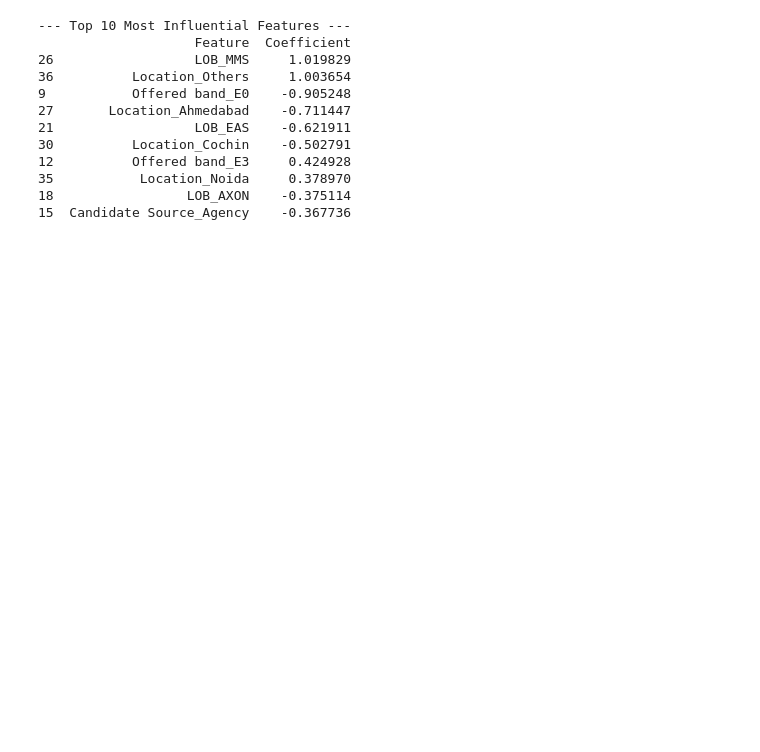
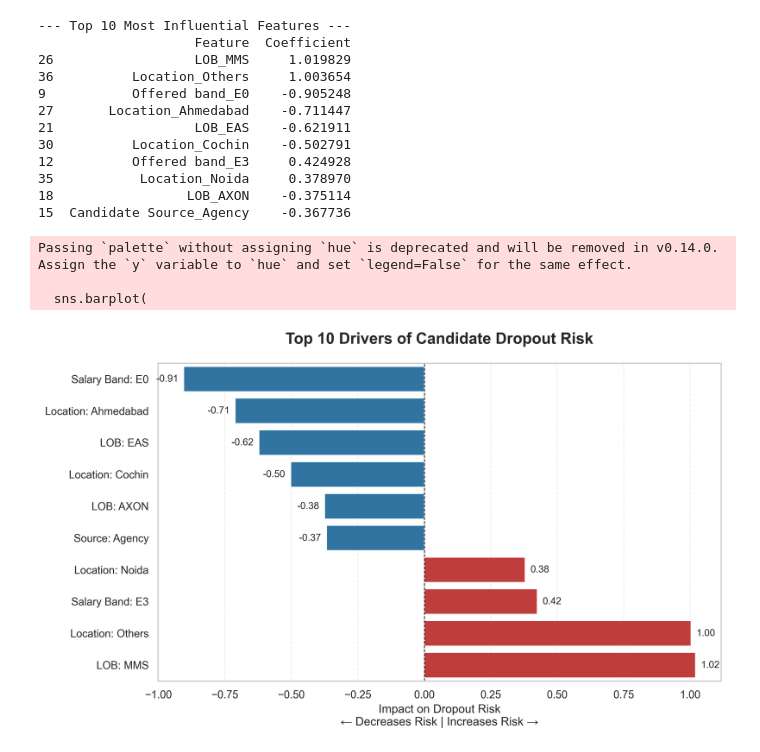
Before and after one commit to DhyanMedappa/candidate-dropout-prediction, a Jupyter notebook: notebook/analysis.ipynb, the cells around one changed output. Cells and saved outputs as stored; diff of their text form; code cells hidden in the pictures; blank space fills up the shorter version.

Commit message:
Add EDA and final model charts for LinkedIn post

```diff
--- a/notebook/analysis.ipynb
+++ b/notebook/analysis.ipynb
@@ -2,8 +2,8 @@
 import pandas as pd
 import os
 
-#Path
-csv_path = r"F:\candidate-joining-prediction-python\data\hr_data.csv"
+# Fixed path
+csv_path = r"F:\candidate-dropout-prediction\data\hr_data.csv"
 
 if os.path.exists(csv_path):
     df = pd.read_csv(csv_path)
@@ -15,7 +15,6 @@ if os.path.exists(csv_path):
     print(df.isnull().sum())
 
     print("\n3. First 5 Rows ---")
-
     print(df.head().T)
 else:
     print(f"Error: Could not find the file at {csv_path}. Check your folder!")
@@ -227,3 +257,59 @@ print(importance_df[['Feature', 'Coefficient']].head(10))
 35           Location_Noida     0.378970
 18                 LOB_AXON    -0.375114
 15  Candidate Source_Agency    -0.367736
+# %%
+import matplotlib.pyplot as plt
+import seaborn as sns
+import numpy as np
+
+# Take top 10 and sort for plotting
+plot_df = importance_df.head(10).sort_values('Coefficient', ascending=True) # ascending for horizontal bars
+
+# Clean up feature names for LinkedIn
+plot_df['Feature'] = plot_df['Feature'].replace({
+    'LOB_MMS': 'LOB: MMS',
+    'LOB_EAS': 'LOB: EAS',
+    'LOB_AXON': 'LOB: AXON',
+    'Location_Others': 'Location: Others',
+    'Location_Ahmedabad': 'Location: Ahmedabad',
+    'Location_Cochin': 'Location: Cochin',
+    'Location_Noida': 'Location: Noida',
+    'Offered band_E0': 'Salary Band: E0',
+    'Offered band_E3': 'Salary Band: E3',
+    'Candidate Source_Agency': 'Source: Agency'
+})
+
+plt.figure(figsize=(10, 6))
+colors = ['#d62728' if c > 0 else '#1f77b4' for c in plot_df['Coefficient']] # red = increases risk, blue = decreases
+
+sns.barplot(
+    x='Coefficient',
+    y='Feature',
+    data=plot_df,
+    palette=colors,
+    dodge=False
+)
+
+plt.axvline(x=0, color='black', linestyle='--', linewidth=0.8)
+plt.title('Top 10 Drivers of Candidate Dropout Risk', fontsize=16, weight='bold', pad=20)
+plt.xlabel('Impact on Dropout Risk\n← Decreases Risk | Increases Risk →', fontsize=12)
+plt.ylabel('')
+plt.grid(axis='x', linestyle='--', alpha=0.3)
+
+# Add value labels on bars
+for i, v in enumerate(plot_df['Coefficient']):
+    plt.text(v + 0.02 if v > 0 else v - 0.02,
+             i,
+             f'{v:.2f}',
+             va='center',
+             ha='left' if v > 0 else 'right',
+             fontsize=10)
+
+plt.tight_layout()
+plt.savefig('feature_importance.png', dpi=300, bbox_inches='tight')
+plt.show()
+# %% [output]
+Passing `palette` without assigning `hue` is deprecated and will be removed in v0.14.0. Assign the `y` variable to `hue` and set `legend=False` for the same effect.
+
+  sns.barplot(
+[figure, added]
```
Also changed, not shown: parts of 3 cells of this notebook, 2 other files.
